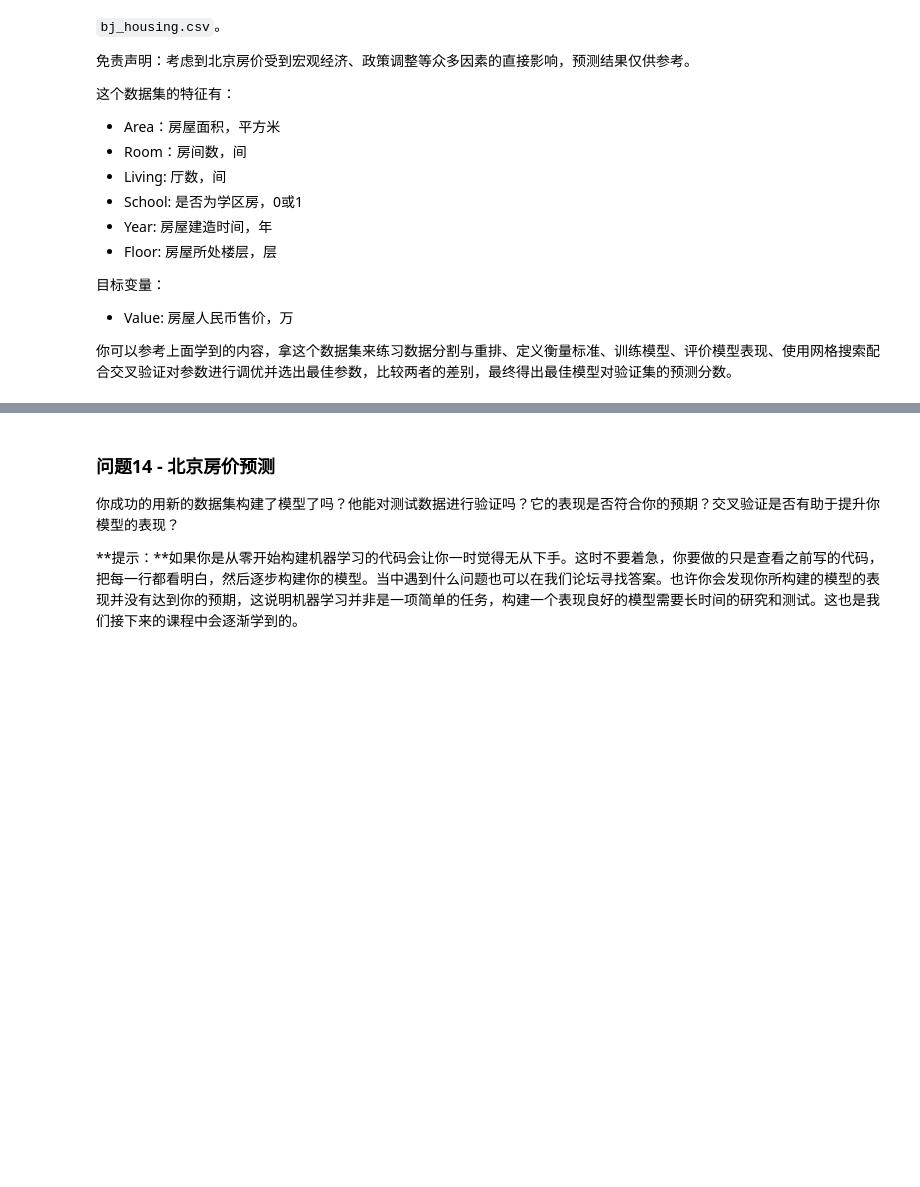
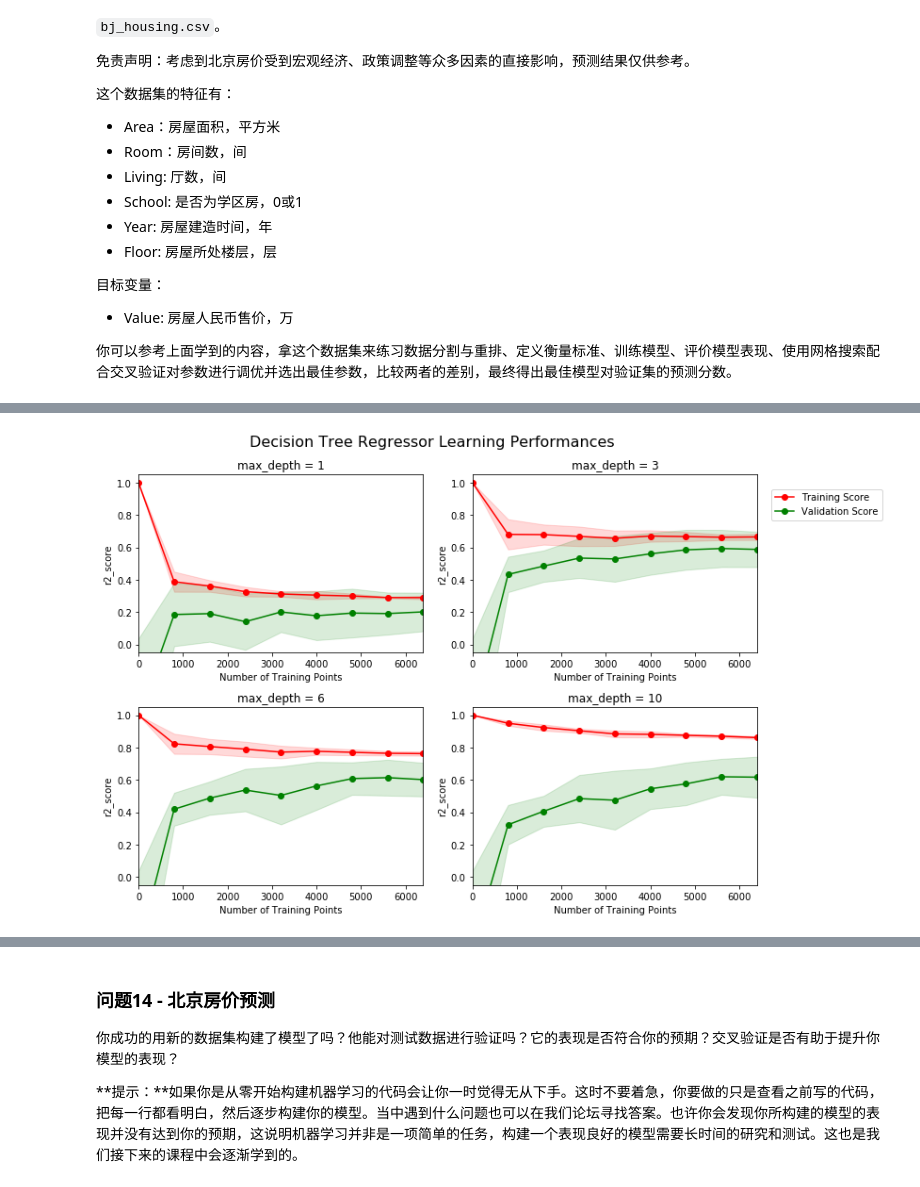
Before and after one commit to RedChueng/Forecast_Boston_Housing, a Jupyter notebook: boston_housing.ipynb, the cells around one changed output, grey strips where cells are left out. Saved outputs shown, nothing was run; the diff lists cells and outputs as text; code cells hidden in the pictures; blank space fills up the shorter version.

```diff
--- a/boston_housing.ipynb
+++ b/boston_housing.ipynb
@@ -503,0 +568,7 @@ vs.PredictTrials(features, prices, fit_model, client_data)
+# %%
+# 把数据集拆成自变量和因变量
+bj_prices = bj_data['Value']
+bj_features = bj_data.drop('Value', axis = 1)
+
+# 完成
+print "Beijing housing dataset has {} data points with {} variables each.".format(*bj_data.shape)
@@ -503,0 +654,5 @@ vs.PredictTrials(features, prices, fit_model, client_data)
+# %%
+# 查看模型的学习曲线
+vs.ModelLearning(X_train, y_train)
+# %% [output]
+[figure, added]
```
Also changed, not shown: parts of 33 cells of this notebook.
